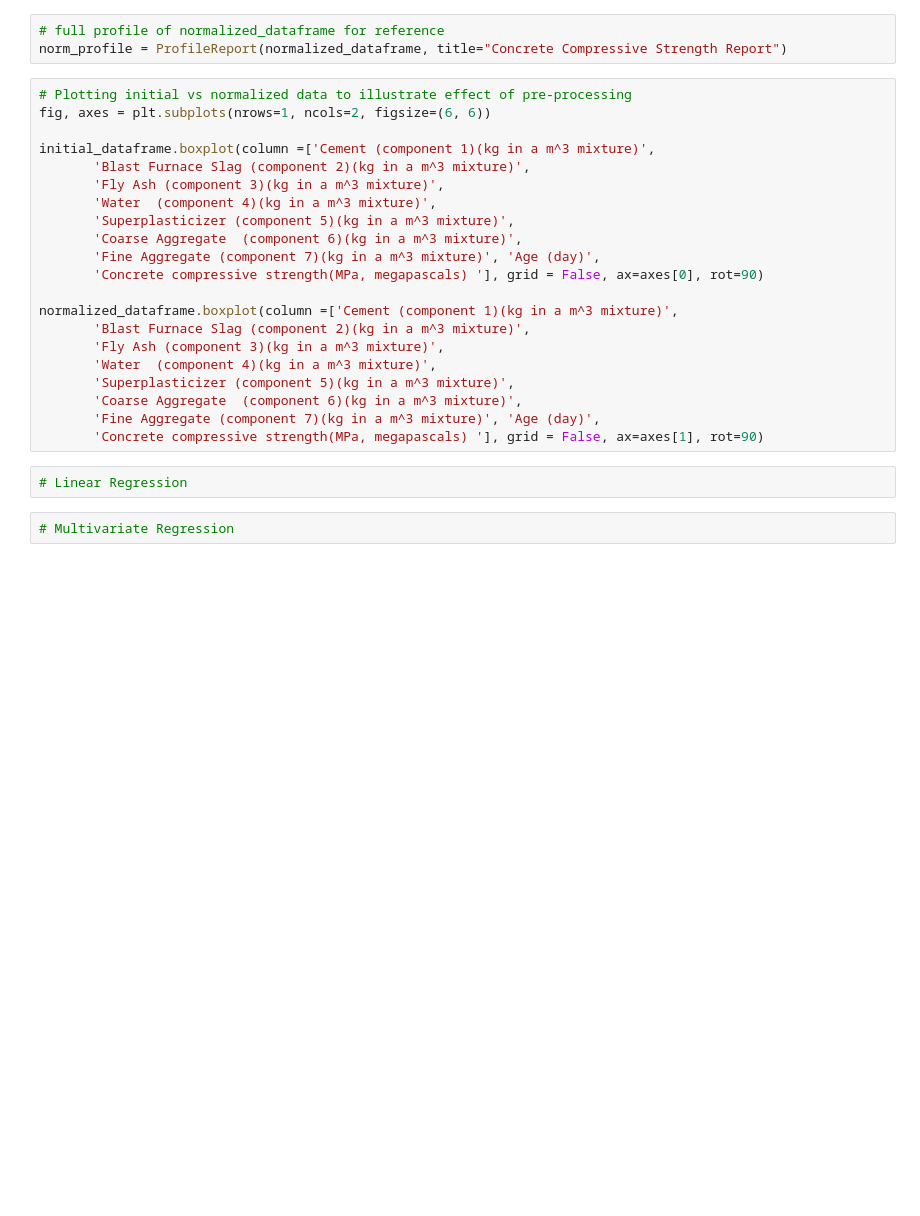
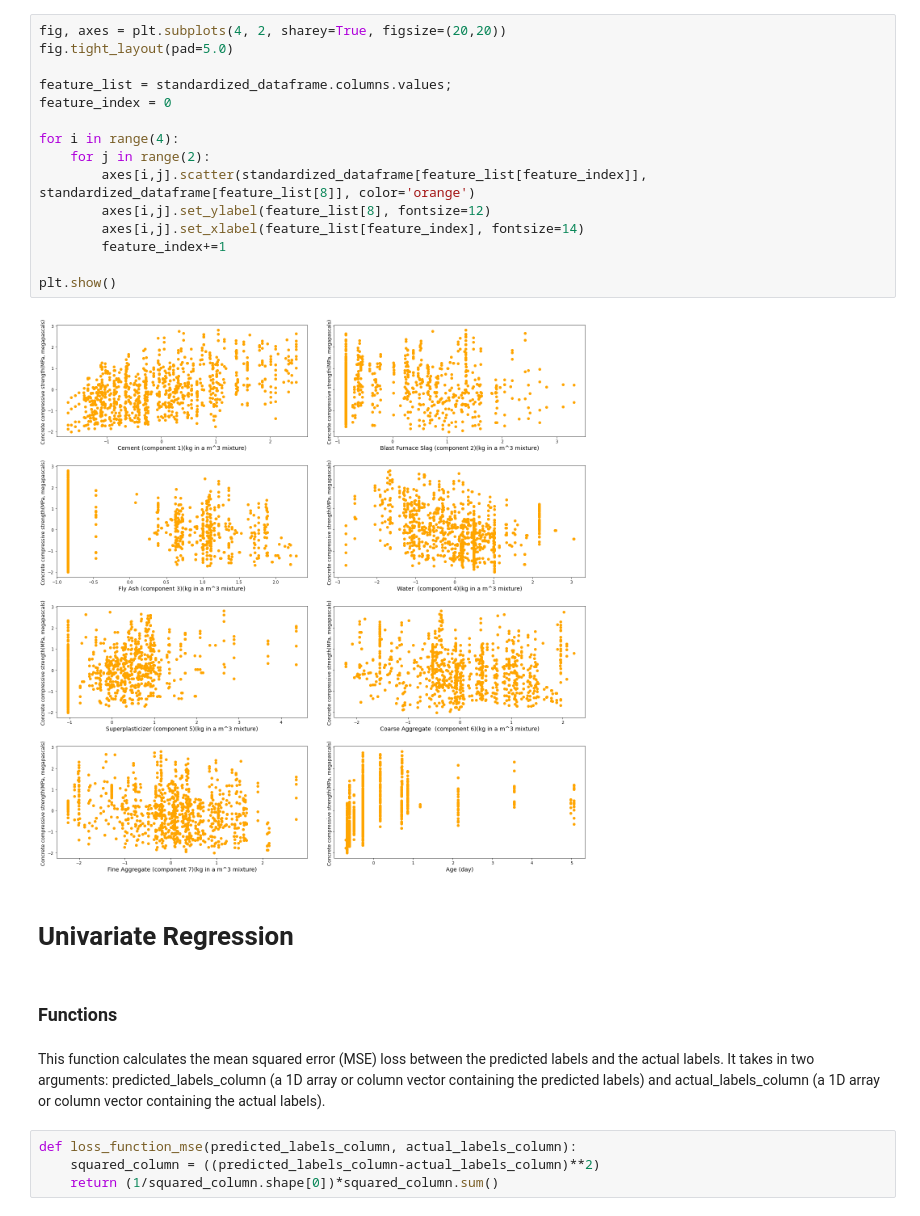
Before and after one commit to whambamleo/linear-and-multivariate-regression, a Jupyter notebook: linear-and-multivariate-regression.ipynb, the cells around one changed output. Cells and saved outputs as stored; diff of their text form; blank space fills up the shorter version.

```diff
--- a/linear-and-multivariate-regression.ipynb
+++ b/linear-and-multivariate-regression.ipynb
@@ -31,28 +97,29 @@ normalized_dataframe
-# %%
-# full profile of normalized_dataframe for reference
-norm_profile = ProfileReport(normalized_dataframe, title="Concrete Compressive Strength Report")
-# %%
-# Plotting initial vs normalized data to illustrate effect of pre-processing
-fig, axes = plt.subplots(nrows=1, ncols=2, figsize=(6, 6))
-
-initial_dataframe.boxplot(column =['Cement (component 1)(kg in a m^3 mixture)',
-       'Blast Furnace Slag (component 2)(kg in a m^3 mixture)',
-       'Fly Ash (component 3)(kg in a m^3 mixture)',
-       'Water  (component 4)(kg in a m^3 mixture)',
-       'Superplasticizer (component 5)(kg in a m^3 mixture)',
-       'Coarse Aggregate  (component 6)(kg in a m^3 mixture)',
-       'Fine Aggregate (component 7)(kg in a m^3 mixture)', 'Age (day)',
-       'Concrete compressive strength(MPa, megapascals) '], grid = False, ax=axes[0], rot=90)
-
-normalized_dataframe.boxplot(column =['Cement (component 1)(kg in a m^3 mixture)',
-       'Blast Furnace Slag (component 2)(kg in a m^3 mixture)',
-       'Fly Ash (component 3)(kg in a m^3 mixture)',
-       'Water  (component 4)(kg in a m^3 mixture)',
-       'Superplasticizer (component 5)(kg in a m^3 mixture)',
-       'Coarse Aggregate  (component 6)(kg in a m^3 mixture)',
-       'Fine Aggregate (component 7)(kg in a m^3 mixture)', 'Age (day)',
-       'Concrete compressive strength(MPa, megapascals) '], grid = False, ax=axes[1], rot=90)
-# %%
-# Linear Regression
-# %%
-# Multivariate Regression
+# %%
+fig, axes = plt.subplots(4, 2, sharey=True, figsize=(20,20))
+fig.tight_layout(pad=5.0)
+
+feature_list = standardized_dataframe.columns.values;
+feature_index = 0
+
+for i in range(4):
+    for j in range(2):
+        axes[i,j].scatter(standardized_dataframe[feature_list[feature_index]], standardized_dataframe[feature_list[8]], color='orange')
+        axes[i,j].set_ylabel(feature_list[8], fontsize=12)
+        axes[i,j].set_xlabel(feature_list[feature_index], fontsize=14)
+        feature_index+=1
+
+plt.show()
+# %% [output]
+[figure, added]
+# %% [markdown]
+# Univariate Regression
+# %% [markdown]
+### Functions
+# %% [markdown]
+This function calculates the mean squared error (MSE) loss between the predicted labels and the actual labels.
+It takes in two arguments: predicted_labels_column (a 1D array or column vector containing the predicted labels)
+and actual_labels_column (a 1D array or column vector containing the actual labels).
+# %%
+def loss_function_mse(predicted_labels_column, actual_labels_column):
+    squared_column = ((predicted_labels_column-actual_labels_column)**2)
+    return (1/squared_column.shape[0])*squared_column.sum()
```
Also changed, not shown: parts of 47 cells of this notebook, 2 other files.
